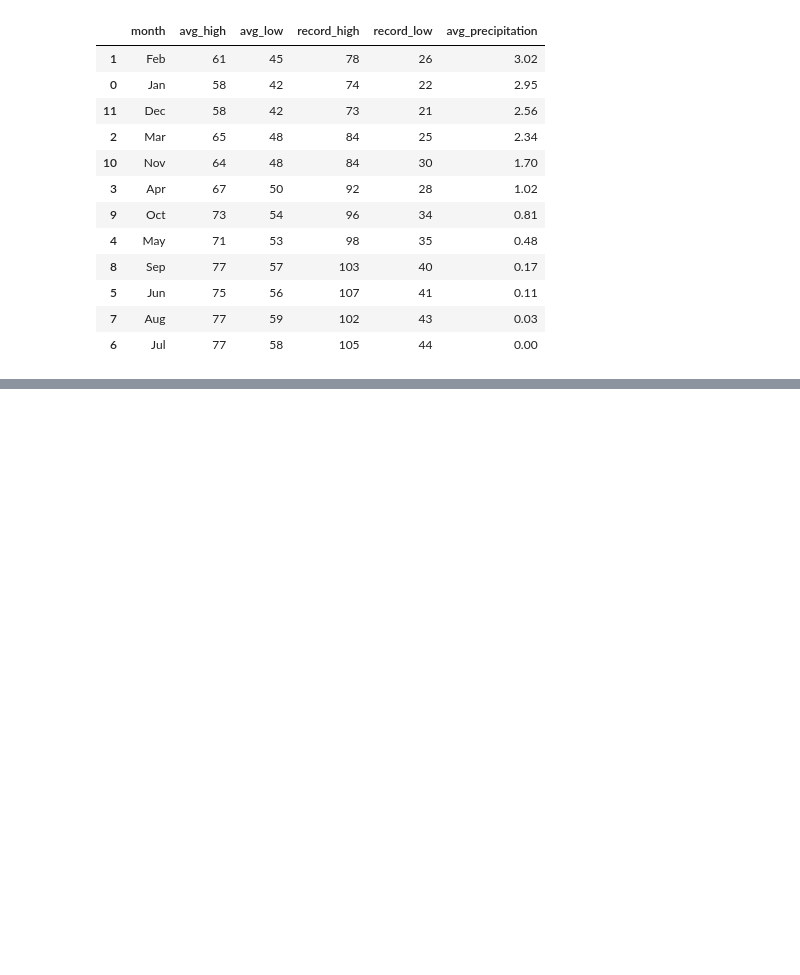
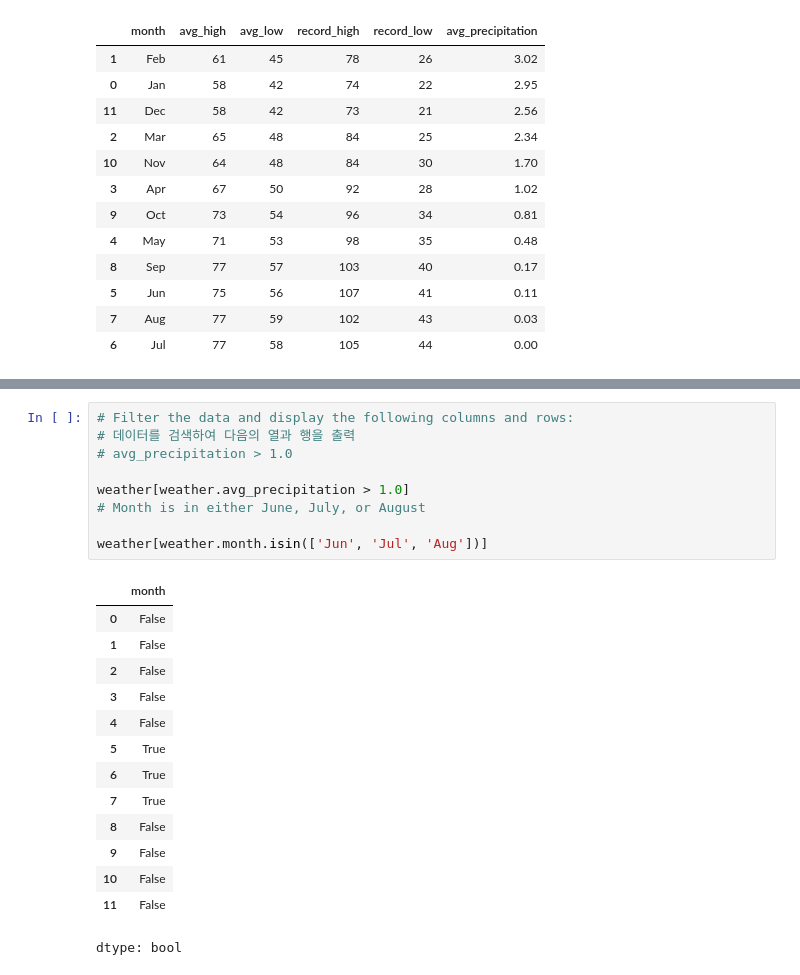
Before and after one commit to denverkim/WEBCRAWLING, a Jupyter notebook: LAB3.ipynb, the cells around one changed output, grey strips where cells are left out. Cells and saved outputs as stored; diff of their text form; blank space fills up the shorter version.

```diff
--- a/LAB3.ipynb
+++ b/LAB3.ipynb
@@ -69,0 +107,24 @@ print(weather.sort_values('avg_precipitation', ascending=False))
+# %%
+# Filter the data and display the following columns and rows:
+# 데이터를 검색하여 다음의 열과 행을 출력
+# avg_precipitation > 1.0
+
+weather[weather.avg_precipitation > 1.0]
+# Month is in either June, July, or August
+
+weather[weather.month.isin(['Jun', 'Jul', 'Aug'])]
+# %% [output]
+|  | month |
+| 0 | False |
+| 1 | False |
+| 2 | False |
+| 3 | False |
+| 4 | False |
+| 5 | True |
+| 6 | True |
+| 7 | True |
+| 8 | False |
+| 9 | False |
+| 10 | False |
+| 11 | False |
+dtype: bool
```
Also changed, not shown: parts of 3 cells of this notebook.
